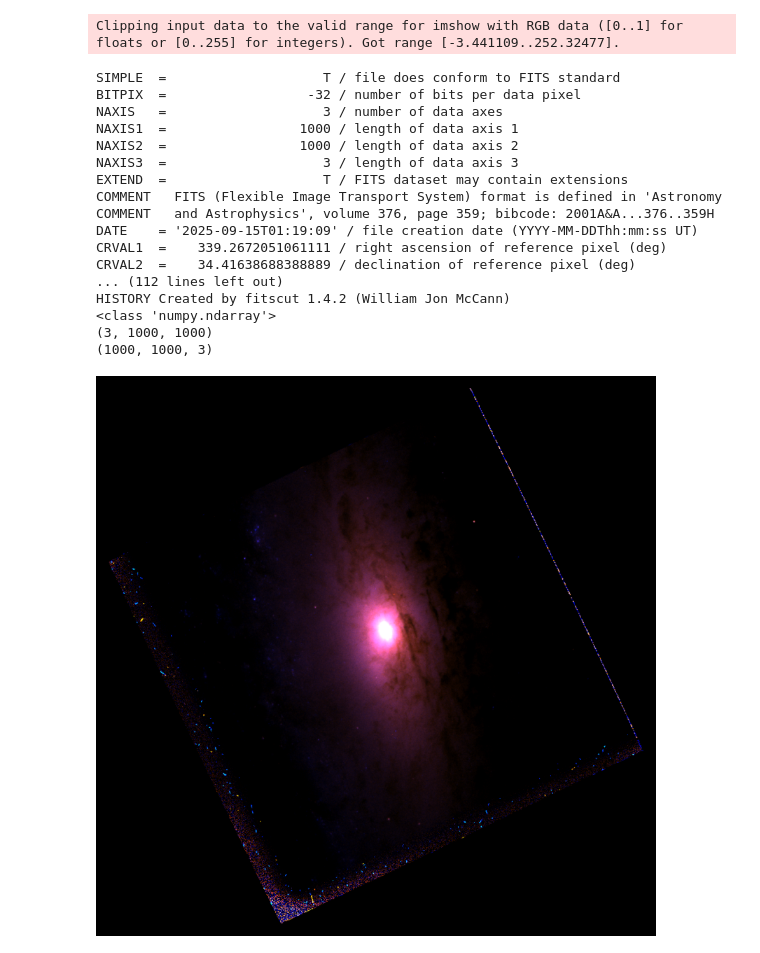
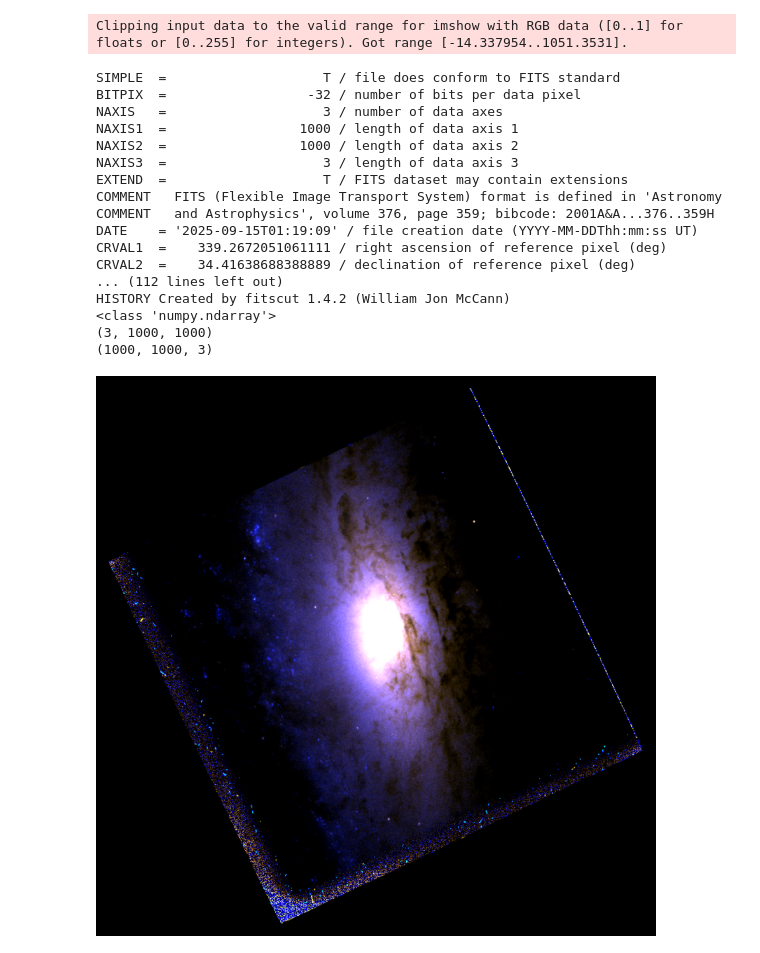
Before and after one commit to poneet/hubble, a Jupyter notebook: hla_ngc7331.ipynb, the cells around one changed output. Drawn from its saved outputs; the diff is of its cells as text; code cells hidden in the pictures.

Commit message:
Display .fits file (fixed links, adjusted color)
Transposes the .fits file, adjusts (false) color for filter quantum efficiency or aesthetics, and displays it using matplotlib's imshow() using RGB data format (M,N,3) for a M x N image and 3 channels R, G, and B.6

```diff
--- a/hla_ngc7331.ipynb
+++ b/hla_ngc7331.ipynb
@@ -2,8 +2,9 @@
 import numpy as np
 import matplotlib.pyplot as plt
 from astropy.io import fits
-# https://hla.stsci.edu/cgi-bin/preview.cgi?dataset=hst_07450_18_wfpc2_f450w_pc
-# https://hla.stsci.edu/cgi-bin/getdata.cgi?dataset=hst_07450_18_wfpc2_f450w_pc_drz.fits
+# http://hla.stsci.edu/cgi-bin/fitscut.cgi?red=hst_07450_18_wfpc2_f814w_pc&blue=hst_07450_18_wfpc2_f450w_pc&size=ALL&format=jpg
+# http://hla.stsci.edu/cgi-bin/fitscut.cgi?red=hst_07450_18_wfpc2_f814w_pc&blue=hst_07450_18_wfpc2_f450w_pc&size=ALL&format=fits
+# NGC 7331
 filepath  = "hst_07450_18_wfpc2_f814w_f450w_pc_sci.fits"
 data = fits.open(filepath)
 print(repr(data[0].header))
@@ -18,39 +19,39 @@ print(image_data.shape)
 GOODMIN = -4.035094
 GOODMAX = 714.0341
 
-def attemptColorize(image_data,falseR,falseG,falseB, Darkness):
+def attemptColorize(image_data,falseR,falseG,falseB,Darkness):
     MIN = 0
     MAX = Darkness
     image_data[:,:,0] = (image_data[:,:,0] - MIN) / (MAX*falseR)# No quantum efficiency found
     image_data[:,:,1] = (image_data[:,:,1] - MIN) / (MAX*falseG)# No quantum efficiency found
     image_data[:,:,2] = (image_data[:,:,2] - MIN) / (MAX*falseB)# No quantum efficiency found
     return(image_data)
-image_data = attemptColorize(image_data, 2, 3, 0.5, Darkness=3)
+image_data = attemptColorize(image_data, 2.7, 2, 0.3, Darkness=1.2)
 
 fig,ax = plt.subplots()
 ax.imshow(image_data)
 ax.axis('off')
 fig.set_facecolor("black")
 fig.set_figheight(50)
 fig.set_figwidth(50)
 plt.show()
 # %% [output]
-Clipping input data to the valid range for imshow with RGB data ([0..1] for floats or [0..255] for integers). Got range [-3.441109..252.32477].
+Clipping input data to the valid range for imshow with RGB data ([0..1] for floats or [0..255] for integers). Got range [-14.337954..1051.3531].
 SIMPLE  =                    T / file does conform to FITS standard
 BITPIX  =                  -32 / number of bits per data pixel
 NAXIS   =                    3 / number of data axes
 NAXIS1  =                 1000 / length of data axis 1
 NAXIS2  =                 1000 / length of data axis 2
 NAXIS3  =                    3 / length of data axis 3
 EXTEND  =                    T / FITS dataset may contain extensions
 COMMENT   FITS (Flexible Image Transport System) format is defined in 'Astronomy
 COMMENT   and Astrophysics', volume 376, page 359; bibcode: 2001A&A...376..359H
 DATE    = '2025-09-15T01:19:09' / file creation date (YYYY-MM-DDThh:mm:ss UT)
 CRVAL1  =    339.2672051061111 / right ascension of reference pixel (deg)
 CRVAL2  =    34.41638688388889 / declination of reference pixel (deg)
 ... (112 lines left out)
 HISTORY Created by fitscut 1.4.2 (William Jon McCann)
 <class 'numpy.ndarray'>
 (3, 1000, 1000)
 (1000, 1000, 3)
-[figure, old version]
+[figure, new version]
```
